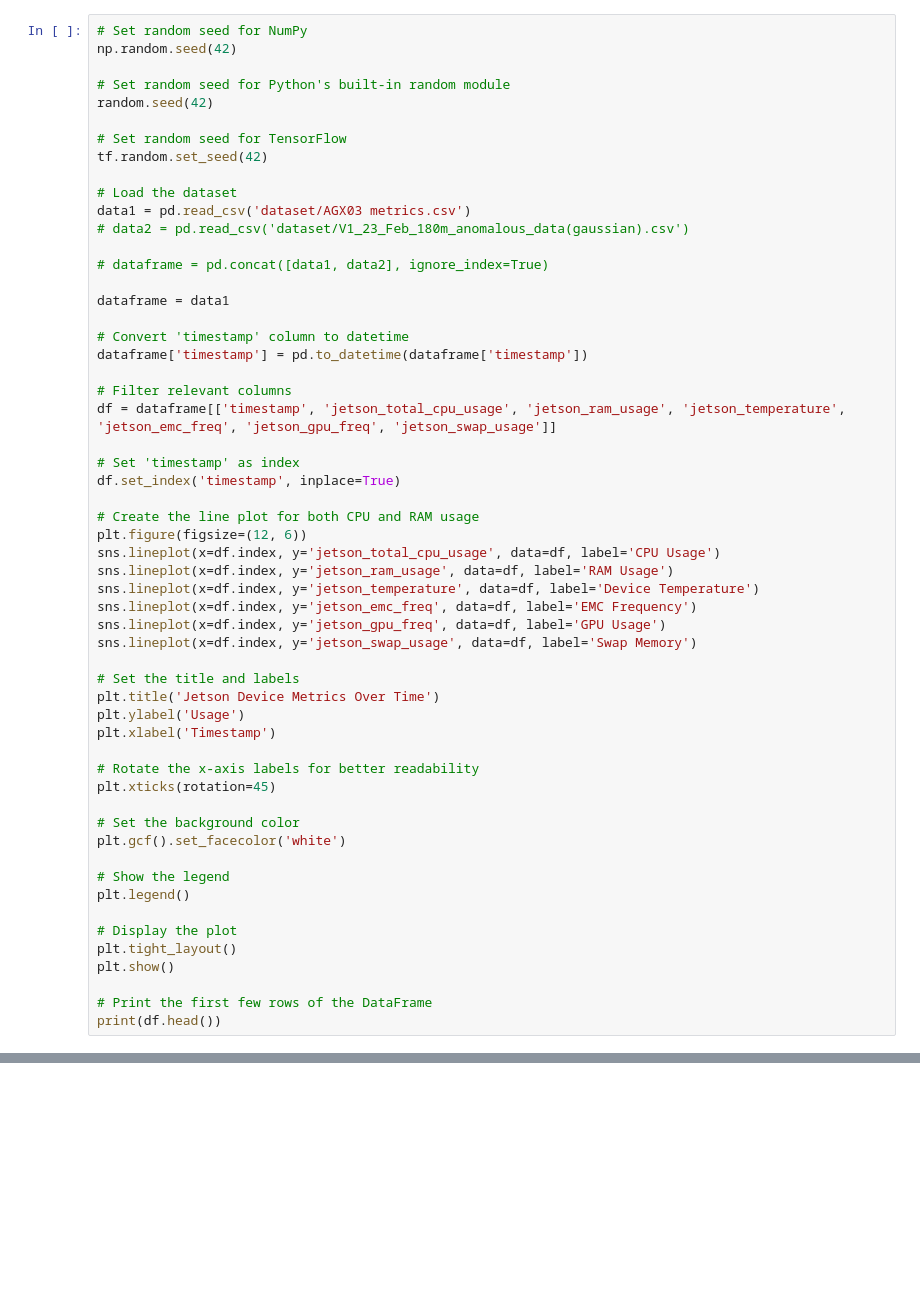
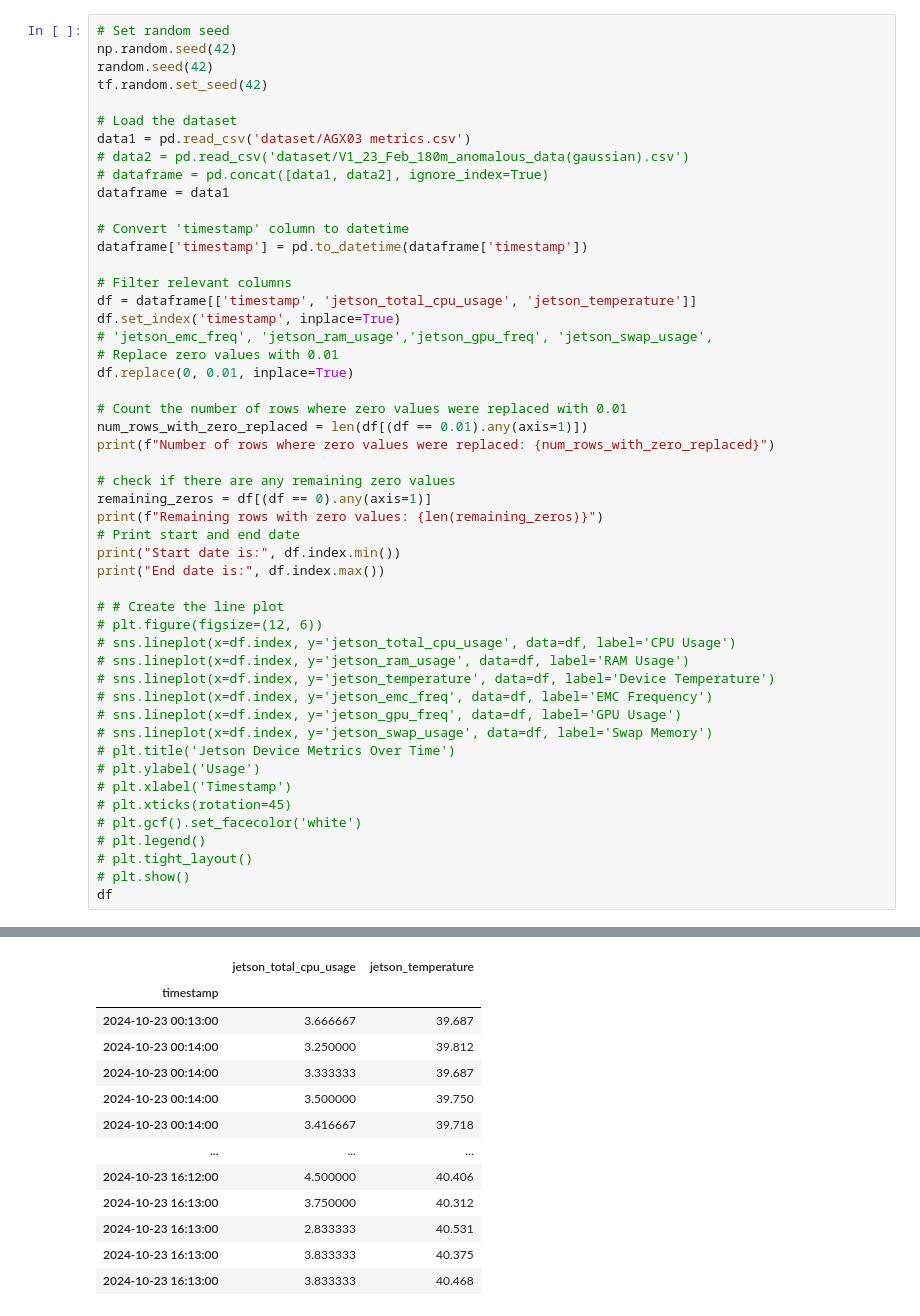
Before and after one commit to DECSResearch/Attack-Classification---Metrics-based, a Jupyter notebook: data analysis.ipynb, the cells around one changed output, grey strips where cells are left out. Saved outputs shown, nothing was run; the diff lists cells and outputs as text; blank space fills up the shorter version.

```diff
--- a/data analysis.ipynb
+++ b/data analysis.ipynb
@@ -16,57 +17,51 @@ import seaborn as sns
 # %%
-# Set random seed for NumPy
+# Set random seed
 np.random.seed(42)
-
-# Set random seed for Python's built-in random module
 random.seed(42)
-
-# Set random seed for TensorFlow
 tf.random.set_seed(42)
 
 # Load the dataset
 data1 = pd.read_csv('dataset/AGX03 metrics.csv')
 # data2 = pd.read_csv('dataset/V1_23_Feb_180m_anomalous_data(gaussian).csv')
-
 # dataframe = pd.concat([data1, data2], ignore_index=True)
-
 dataframe = data1
 
 # Convert 'timestamp' column to datetime
 dataframe['timestamp'] = pd.to_datetime(dataframe['timestamp'])
 
 # Filter relevant columns
-df = dataframe[['timestamp', 'jetson_total_cpu_usage', 'jetson_ram_usage', 'jetson_temperature', 'jetson_emc_freq', 'jetson_gpu_freq', 'jetson_swap_usage']]
+df = dataframe[['timestamp', 'jetson_total_cpu_usage', 'jetson_temperature']]
+df.set_index('timestamp', inplace=True)
+# 'jetson_emc_freq', 'jetson_ram_usage','jetson_gpu_freq', 'jetson_swap_usage',
+# Replace zero values with 0.01
+df.replace(0, 0.01, inplace=True)
 
-# Set 'timestamp' as index
-df.set_index('timestamp', inplace=True)
+# Count the number of rows where zero values were replaced with 0.01
+num_rows_with_zero_replaced = len(df[(df == 0.01).any(axis=1)])
+print(f"Number of rows where zero values were replaced: {num_rows_with_zero_replaced}")
 
-# Create the line plot for both CPU and RAM usage
-plt.figure(figsize=(12, 6))
-sns.lineplot(x=df.index, y='jetson_total_cpu_usage', data=df, label='CPU Usage')
-sns.lineplot(x=df.index, y='jetson_ram_usage', data=df, label='RAM Usage')
-sns.lineplot(x=df.index, y='jetson_temperature', data=df, label='Device Temperature')
-sns.lineplot(x=df.index, y='jetson_emc_freq', data=df, label='EMC Frequency')
-sns.lineplot(x=df.index, y='jetson_gpu_freq', data=df, label='GPU Usage')
-sns.lineplot(x=df.index, y='jetson_swap_usage', data=df, label='Swap Memory')
+# check if there are any remaining zero values
+remaining_zeros = df[(df == 0).any(axis=1)]
+print(f"Remaining rows with zero values: {len(remaining_zeros)}")
+# Print start and end date
+print("Start date is:", df.index.min())
+print("End date is:", df.index.max())
 
-# Set the title and labels
-plt.title('Jetson Device Metrics Over Time')
-plt.ylabel('Usage')
-plt.xlabel('Timestamp')
-
-# Rotate the x-axis labels for better readability
-plt.xticks(rotation=45)
-
-# Set the background color
-plt.gcf().set_facecolor('white')
-
-# Show the legend
-plt.legend()
-
-# Display the plot
-plt.tight_layout()
-plt.show()
-
-# Print the first few rows of the DataFrame
-print(df.head())
+# # Create the line plot
+# plt.figure(figsize=(12, 6))
+# sns.lineplot(x=df.index, y='jetson_total_cpu_usage', data=df, label='CPU Usage')
+# sns.lineplot(x=df.index, y='jetson_ram_usage', data=df, label='RAM Usage')
+# sns.lineplot(x=df.index, y='jetson_temperature', data=df, label='Device Temperature')
+# sns.lineplot(x=df.index, y='jetson_emc_freq', data=df, label='EMC Frequency')
+# sns.lineplot(x=df.index, y='jetson_gpu_freq', data=df, label='GPU Usage')
+# sns.lineplot(x=df.index, y='jetson_swap_usage', data=df, label='Swap Memory')
+# plt.title('Jetson Device Metrics Over Time')
+# plt.ylabel('Usage')
+# plt.xlabel('Timestamp')
+# plt.xticks(rotation=45)
+# plt.gcf().set_facecolor('white')
+# plt.legend()
+# plt.tight_layout()
+# plt.show()
+df
 # %% [output]
@@ -90,0 +76,13 @@ timestamp
+|  | jetson_total_cpu_usage | jetson_temperature |
+| timestamp |  |  |
+| 2024-10-23 00:13:00 | 3.666667 | 39.687 |
+| 2024-10-23 00:14:00 | 3.250000 | 39.812 |
+| 2024-10-23 00:14:00 | 3.333333 | 39.687 |
+| 2024-10-23 00:14:00 | 3.500000 | 39.750 |
+| 2024-10-23 00:14:00 | 3.416667 | 39.718 |
+| ... | ... | ... |
+| 2024-10-23 16:12:00 | 4.500000 | 40.406 |
+| 2024-10-23 16:13:00 | 3.750000 | 40.312 |
+| 2024-10-23 16:13:00 | 2.833333 | 40.531 |
+| 2024-10-23 16:13:00 | 3.833333 | 40.375 |
+| 2024-10-23 16:13:00 | 3.833333 | 40.468 |
```
Also changed, not shown: parts of 12 cells of this notebook.
